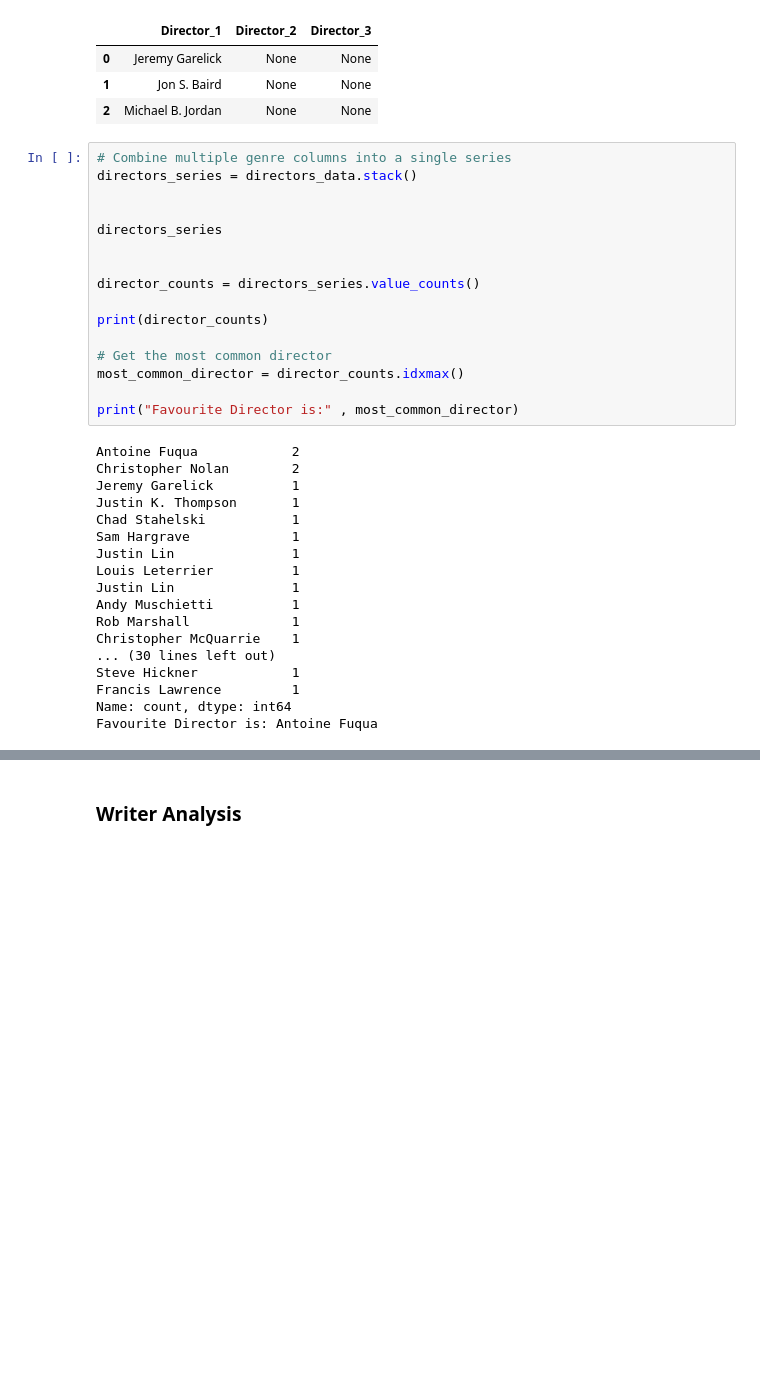
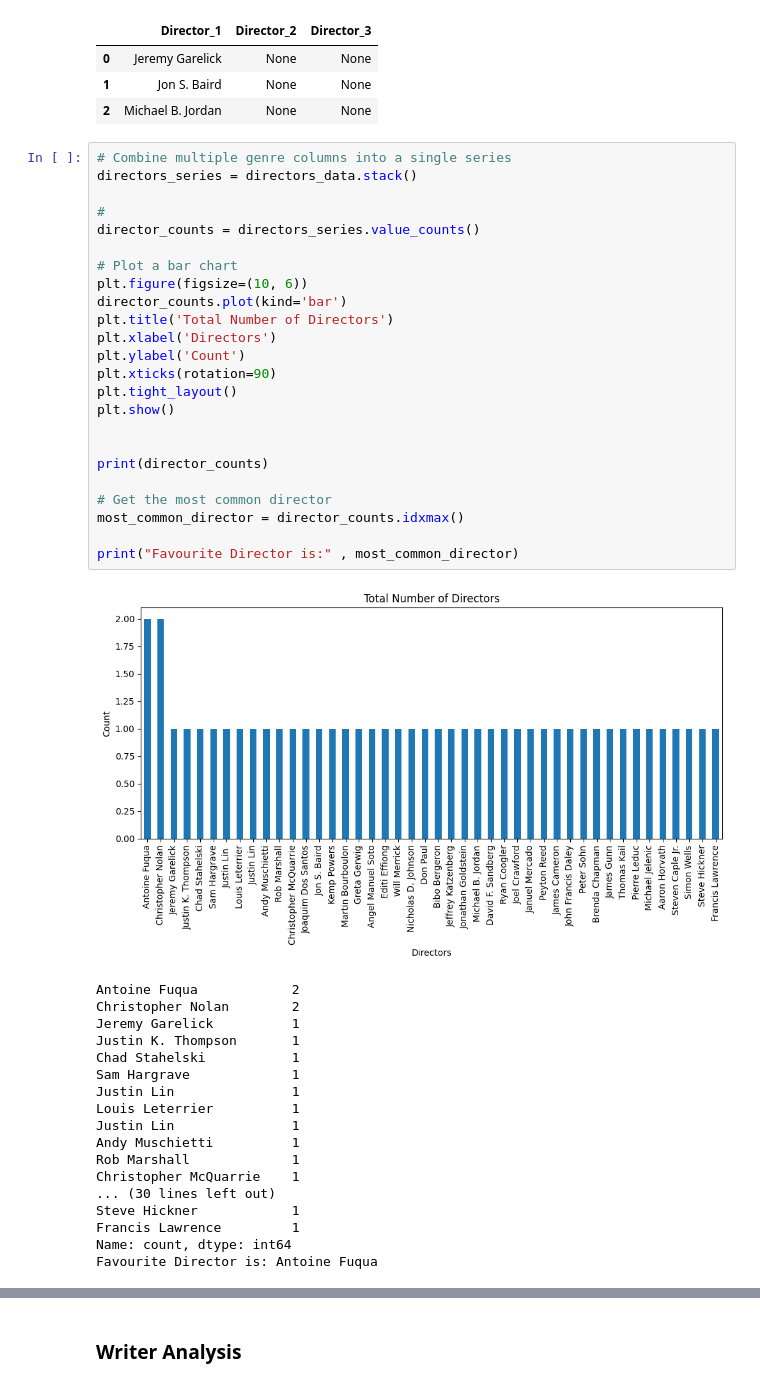
Before and after one commit to dtawusaku/movie-recap, a Jupyter notebook: notebooks/movies-recap.ipynb, the cells around one changed output, grey strips where cells are left out. Drawn from its saved outputs; the diff is of its cells as text; blank space fills up the shorter version.

Commit message:
working on visualisation

```diff
--- a/notebooks/movies-recap.ipynb
+++ b/notebooks/movies-recap.ipynb
@@ -268,20 +315,29 @@ directors_data.head(3)
 # %%
 # Combine multiple genre columns into a single series
 directors_series = directors_data.stack()
 
+#
+director_counts = directors_series.value_counts()
 
-directors_series
+# Plot a bar chart
+plt.figure(figsize=(10, 6))
+director_counts.plot(kind='bar')
+plt.title('Total Number of Directors')
+plt.xlabel('Directors')
+plt.ylabel('Count')
+plt.xticks(rotation=90)
+plt.tight_layout()
+plt.show()
 
-
-director_counts = directors_series.value_counts()
 
 print(director_counts)
 
 # Get the most common director
 most_common_director = director_counts.idxmax()
 
 print("Favourite Director is:" , most_common_director)
 # %% [output]
+[figure, added]
 Antoine Fuqua            2
 Christopher Nolan        2
 Jeremy Garelick          1
```
Also changed, not shown: parts of 11 cells of this notebook, 1 other file.
